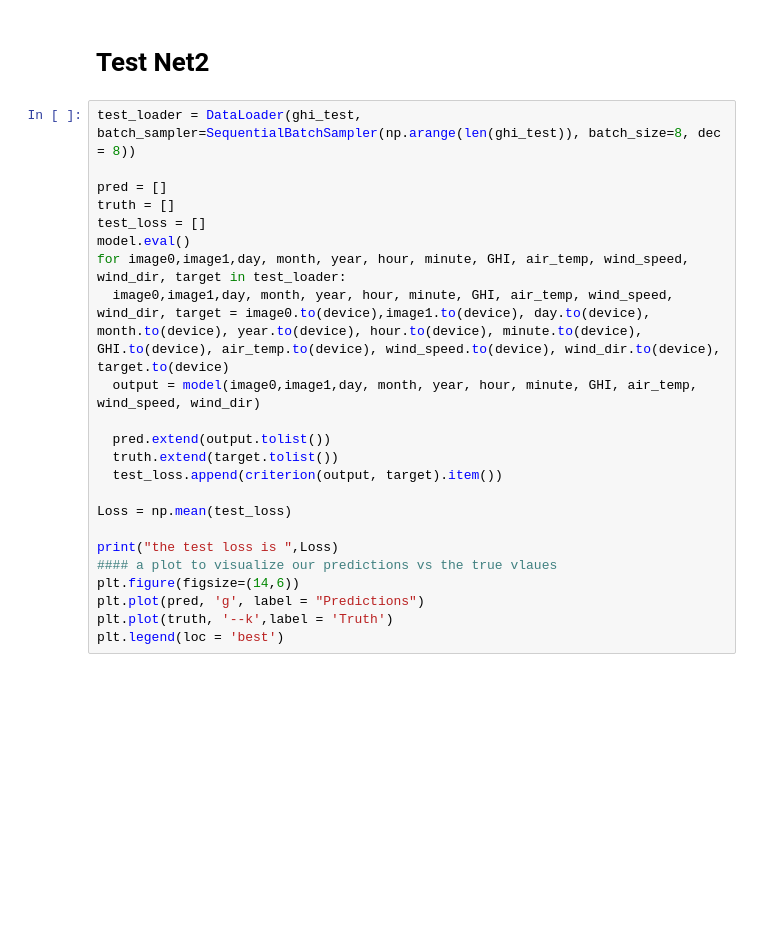
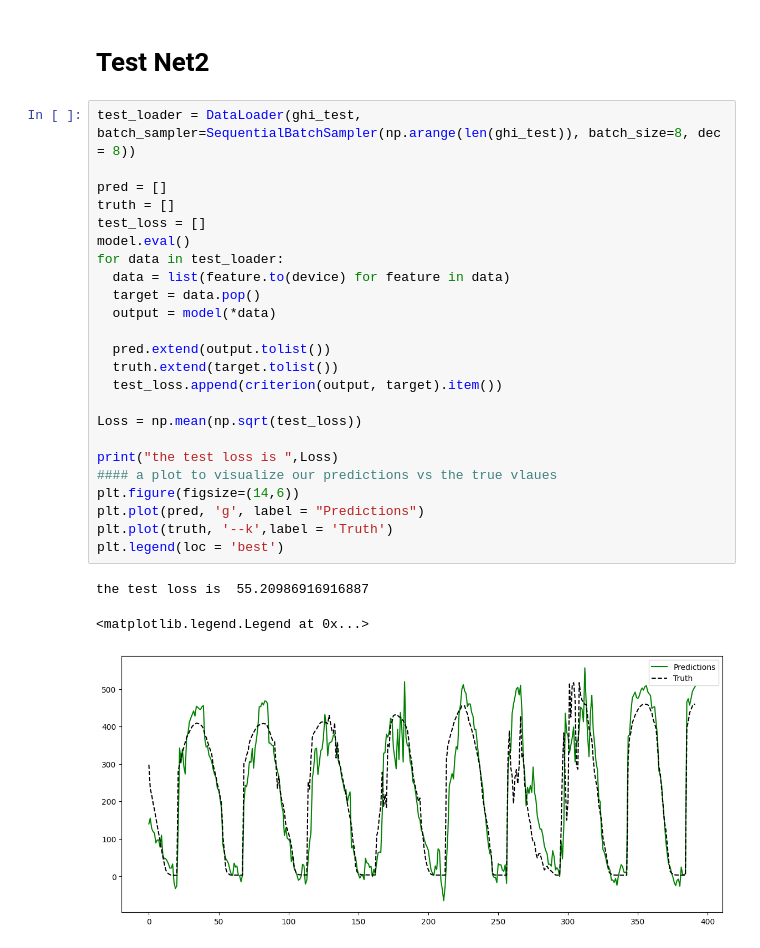
Before and after one commit to CS-433/ml-project-2-lapd, a Jupyter notebook: Project_with_pytorch_CV_with_meteo.ipynb, the cells around one changed output. Drawn from its saved outputs; the diff is of its cells as text; blank space fills up the shorter version.

```diff
--- a/Project_with_pytorch_CV_with_meteo.ipynb
+++ b/Project_with_pytorch_CV_with_meteo.ipynb
@@ -685,23 +789,28 @@ IndexError: ignored
 # %%
 test_loader = DataLoader(ghi_test, batch_sampler=SequentialBatchSampler(np.arange(len(ghi_test)), batch_size=8, dec = 8))
 
 pred = []
 truth = []
 test_loss = []
 model.eval()
-for image0,image1,day, month, year, hour, minute, GHI, air_temp, wind_speed, wind_dir, target in test_loader:
-  image0,image1,day, month, year, hour, minute, GHI, air_temp, wind_speed, wind_dir, target = image0.to(device),image1.to(device), day.to(device), month.to(device), year.to(device), hour.to(device), minute.to(device), GHI.to(device), air_temp.to(device), wind_speed.to(device), wind_dir.to(device), target.to(device)
-  output = model(image0,image1,day, month, year, hour, minute, GHI, air_temp, wind_speed, wind_dir)
+for data in test_loader:
+  data = list(feature.to(device) for feature in data)
+  target = data.pop()
+  output = model(*data)
 
   pred.extend(output.tolist())
   truth.extend(target.tolist())
   test_loss.append(criterion(output, target).item())
 
-Loss = np.mean(test_loss)
+Loss = np.mean(np.sqrt(test_loss))
 
 print("the test loss is ",Loss)
 #### a plot to visualize our predictions vs the true vlaues
 plt.figure(figsize=(14,6))
 plt.plot(pred, 'g', label = "Predictions")
 plt.plot(truth, '--k',label = 'Truth')
 plt.legend(loc = 'best')
+# %% [output]
+the test loss is  55.20986916916887
+<matplotlib.legend.Legend at 0x...>
+[figure, added]
```
Also changed, not shown: parts of 11 cells of this notebook.
